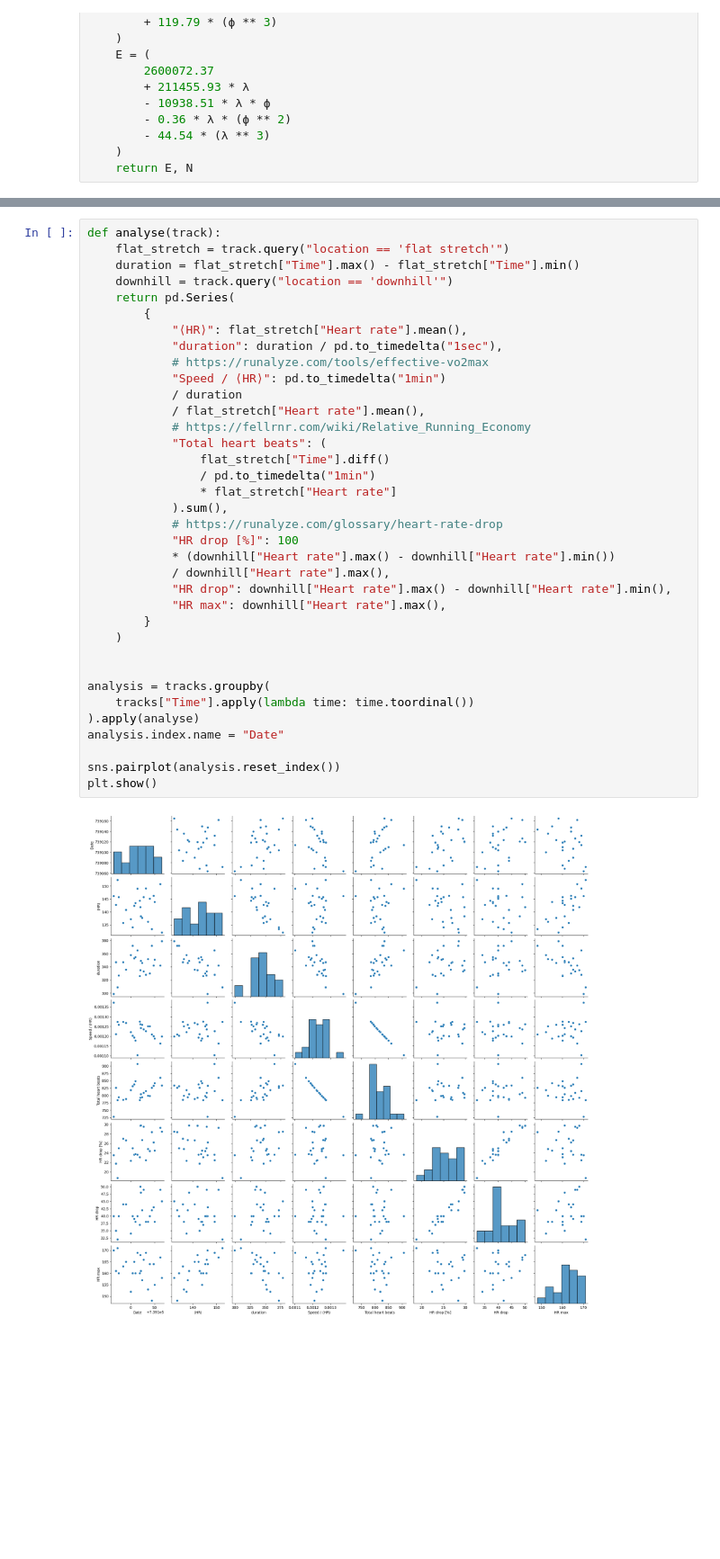
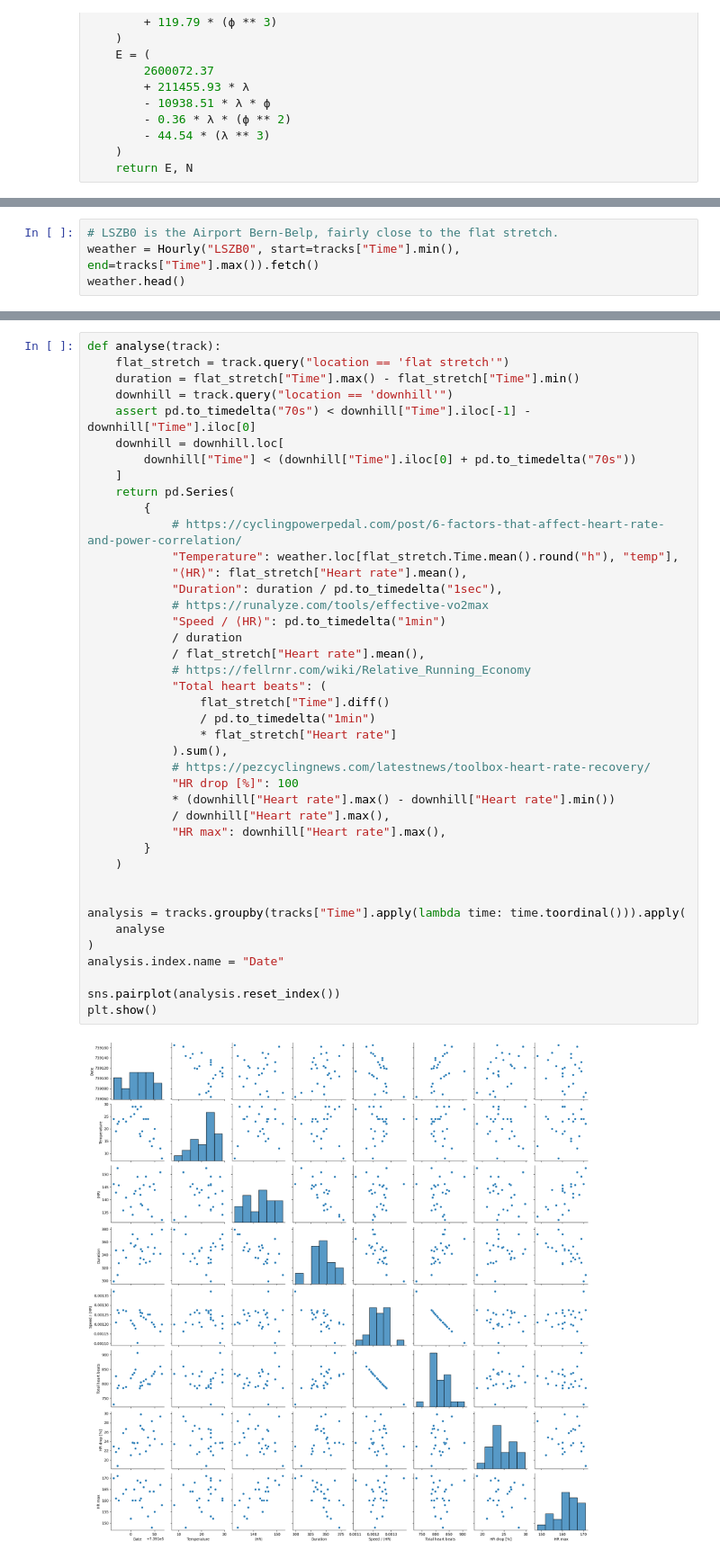
Before and after one commit to germannp/data-science, a Jupyter notebook: cycling.ipynb, the cells around one changed output, grey strips where cells are left out. Shown: that part at 90% size. Cells and saved outputs as stored; diff of their text form; blank space fills up the shorter version.

Commit message:
Add temperature to cycling analysis

```diff
--- a/cycling.ipynb
+++ b/cycling.ipynb
@@ -70,3 +72,7 @@ tracks.head()
 | 2 | 2024-06-27 09:21:36 | 90.0 | NaN |
 | 3 | 2024-06-27 09:21:37 | 88.0 | NaN |
 | 4 | 2024-06-27 09:21:38 | 87.0 | NaN |
+# %%
+# LSZB0 is the Airport Bern-Belp, fairly close to the flat stretch.
+weather = Hourly("LSZB0", start=tracks["Time"].min(), end=tracks["Time"].max()).fetch()
+weather.head()
@@ -74,40 +88,45 @@ tracks.head()
 def analyse(track):
     flat_stretch = track.query("location == 'flat stretch'")
     duration = flat_stretch["Time"].max() - flat_stretch["Time"].min()
     downhill = track.query("location == 'downhill'")
+    assert pd.to_timedelta("70s") < downhill["Time"].iloc[-1] - downhill["Time"].iloc[0]
+    downhill = downhill.loc[
+        downhill["Time"] < (downhill["Time"].iloc[0] + pd.to_timedelta("70s"))
+    ]
     return pd.Series(
         {
+            # https://cyclingpowerpedal.com/post/6-factors-that-affect-heart-rate-and-power-correlation/
+            "Temperature": weather.loc[flat_stretch.Time.mean().round("h"), "temp"],
             "⟨HR⟩": flat_stretch["Heart rate"].mean(),
-            "duration": duration / pd.to_timedelta("1sec"),
+            "Duration": duration / pd.to_timedelta("1sec"),
             # https://runalyze.com/tools/effective-vo2max
             "Speed / ⟨HR⟩": pd.to_timedelta("1min")
             / duration
             / flat_stretch["Heart rate"].mean(),
             # https://fellrnr.com/wiki/Relative_Running_Economy
             "Total heart beats": (
                 flat_stretch["Time"].diff()
                 / pd.to_timedelta("1min")
                 * flat_stretch["Heart rate"]
             ).sum(),
-            # https://runalyze.com/glossary/heart-rate-drop
+            # https://pezcyclingnews.com/latestnews/toolbox-heart-rate-recovery/
             "HR drop [%]": 100
             * (downhill["Heart rate"].max() - downhill["Heart rate"].min())
             / downhill["Heart rate"].max(),
-            "HR drop": downhill["Heart rate"].max() - downhill["Heart rate"].min(),
             "HR max": downhill["Heart rate"].max(),
         }
     )
 
 
-analysis = tracks.groupby(
-    tracks["Time"].apply(lambda time: time.toordinal())
-).apply(analyse)
+analysis = tracks.groupby(tracks["Time"].apply(lambda time: time.toordinal())).apply(
+    analyse
+)
 analysis.index.name = "Date"
 
 sns.pairplot(analysis.reset_index())
 plt.show()
 # %% [output]
-[figure, old version]
+[figure, new version]
 # %%
 fig, axd = plt.subplot_mosaic(
     [["tracks", "ratio"], ["tracks", "drop"]],
```
Also changed, not shown: parts of 5 cells of this notebook, 1 other file.
